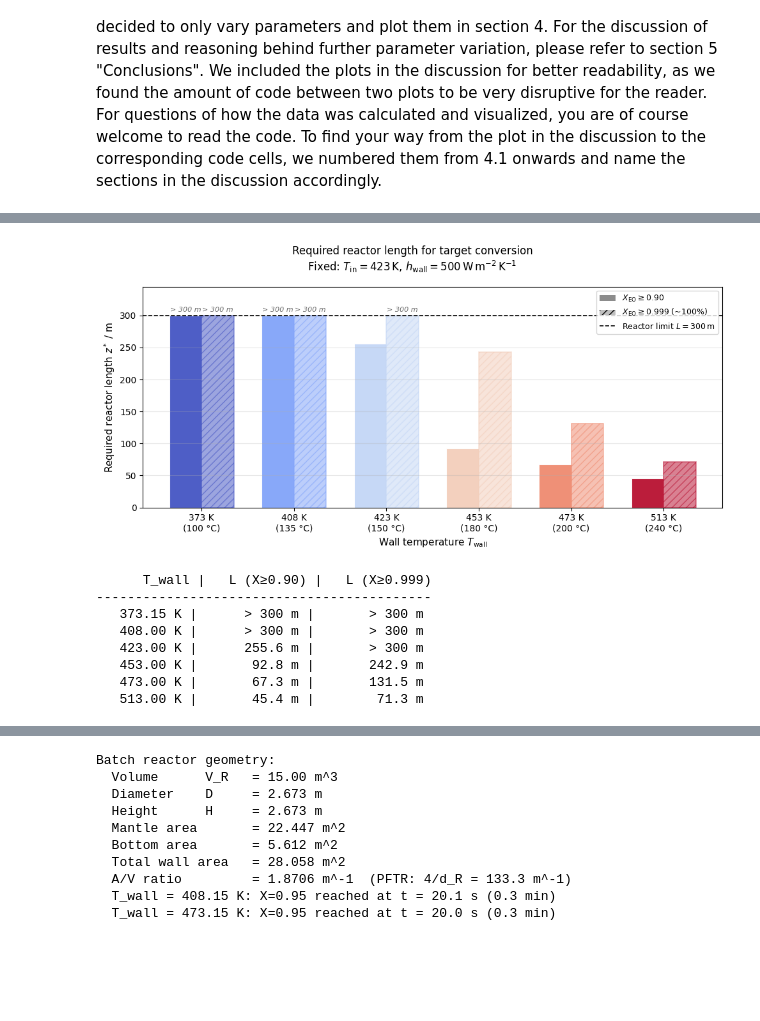
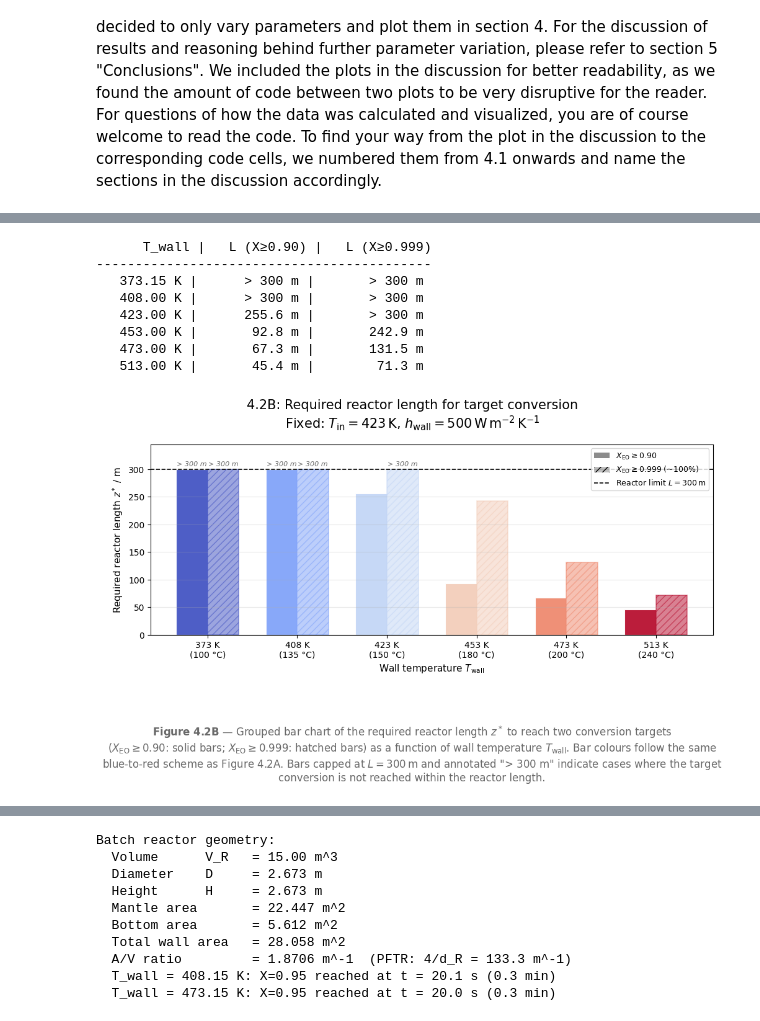
Before and after one commit to PeterSchoenung/CRE3-Assignment-3, a Jupyter notebook: CRT_3_assignment_3_26_Group_5.ipynb, the cells around one changed output, grey strips where cells are left out. Drawn from its saved outputs; the diff is of its cells as text; code cells hidden in the pictures; blank space fills up the shorter version.

```diff
--- a/CRT_3_assignment_3_26_Group_5.ipynb
+++ b/CRT_3_assignment_3_26_Group_5.ipynb
@@ -1088,7 +1116,7 @@ fig.savefig("fig_4_2_Twall_variation.png", dpi=150, bbox_inches="tight")
 # %%
 # ============================================================
 # Section 4.2 — Bar chart: reactor length required for target conversion
-#               Targets: X >= 0.95 and X >= 0.999 (~100%)
+#               Targets: X >= 0.90 and X >= 0.999 (~100%)
 #               If target not reached within L = 300 m: bar capped at 300 m,
 #               annotated with "> 300 m"
 # ============================================================
@@ -1126,7 +1154,7 @@ fig, ax = plt.subplots(figsize=(10, 5))
 
 for i, (l95, l100, col) in enumerate(zip(L_95, L_100, colors_42)):
 
-    # --- X >= 0.95 bar ---
+    # --- X >= 0.90 bar ---
     val_95  = l95  if l95  is not None else cap
     bar_95  = ax.bar(x_pos[i] - width/2, val_95,  width, color=col, alpha=0.9,
                      edgecolor="white", linewidth=0.8, label="_nolegend_")
@@ -1148,45 +1176,60 @@ ax.axhline(cap, color="black", ls="--", lw=1.2, label=r"Reactor limit $L = 300\,
 # Axis formatting
 ax.set_xticks(x_pos)
 ax.set_xticklabels(T_wall_labels, fontsize=10)
 ax.set_xlabel(r"Wall temperature $T_\mathrm{wall}$", fontsize=11)
 ax.set_ylabel(r"Required reactor length $z^*$ / m", fontsize=11)
 ax.set_ylim(0, cap * 1.15)
 ax.grid(axis="y", alpha=0.3)
 
 # Manual legend entries (bar style + line)
 from matplotlib.patches import Patch
 legend_handles = [
     Patch(facecolor="gray", alpha=0.9,                         label=r"$X_\mathrm{EO} \geq 0.90$"),
     Patch(facecolor="gray", alpha=0.5, hatch="///",            label=r"$X_\mathrm{EO} \geq 0.999$ (~100%)"),
     plt.Line2D([0],[0], color="black", ls="--", lw=1.2,        label=r"Reactor limit $L=300\,\mathrm{m}$"),
 ]
 ax.legend(handles=legend_handles, loc="upper right", fontsize=9)
 
-fig.suptitle(r"Required reactor length for target conversion"
+# --- figure description below the legend ---
+fig.text(
+    0.5, -0.07,
+    r"$\bf{Figure\ 4.2B}$"
+    " — Grouped bar chart of the required reactor length $z^*$ to reach two conversion targets "
+    "($X_\\mathrm{EO} \\geq 0.90$: solid bars; $X_\\mathrm{EO} \\geq 0.999$: hatched bars) "
+    "as a function of wall temperature $T_\\mathrm{wall}$. "
+    "Bar colours follow the same blue-to-red scheme as Figure 4.2A. "
+    "Bars capped at $L = 300\\,\\mathrm{m}$ and annotated \"> 300 m\" indicate "
+    "cases where the target conversion is not reached within the reactor length.",
+    ha="center", va="top", fontsize=12, color="dimgray",
+    wrap=True, transform=fig.transFigure
+)
+
+fig.suptitle(r"4.2B: Required reactor length for target conversion"
              "\n"
              r"Fixed: $T_\mathrm{in}=423\,\mathrm{K}$, $h_\mathrm{wall}=500\,\mathrm{W\,m^{-2}\,K^{-1}}$",
-             fontsize=12)
+             fontsize=15)
 fig.tight_layout()
-plt.show()
+fig.subplots_adjust(bottom=0.22)
+
 # Print required reactor lengths for all T_wall cases
 print(f"{'T_wall':>12} | {'L (X≥0.90)':>12} | {'L (X≥0.999)':>13}")
 print("-" * 43)
 for Tw, l95, l100 in zip(T_wall_values, L_95, L_100):
     s95  = f"{l95:.1f} m"  if l95  is not None else "> 300 m"
     s100 = f"{l100:.1f} m" if l100 is not None else "> 300 m"
     print(f"{Tw:>9.2f} K | {s95:>12} | {s100:>13}")
 
 fig.savefig("fig_4_2_Twall_variation_wall_length.png", dpi=150, bbox_inches="tight")
 # %% [output]
+      T_wall |   L (X≥0.90) |   L (X≥0.999)
+-------------------------------------------
+   373.15 K |      > 300 m |       > 300 m
+   408.00 K |      > 300 m |       > 300 m
+   423.00 K |      255.6 m |       > 300 m
+   453.00 K |       92.8 m |       242.9 m
+   473.00 K |       67.3 m |       131.5 m
+   513.00 K |       45.4 m |        71.3 m
-[figure, old version]
+[figure, new version]
-      T_wall |   L (X≥0.90) |   L (X≥0.999)
--------------------------------------------
-   373.15 K |      > 300 m |       > 300 m
-   408.00 K |      > 300 m |       > 300 m
-   423.00 K |      255.6 m |       > 300 m
-   453.00 K |       92.8 m |       242.9 m
-   473.00 K |       67.3 m |       131.5 m
-   513.00 K |       45.4 m |        71.3 m
 # %%
 # ============================================================
 # Section 4.3 — Parameter variation: inlet temperature T_in
```
Also changed, not shown: parts of 14 cells of this notebook, 12 other files.
